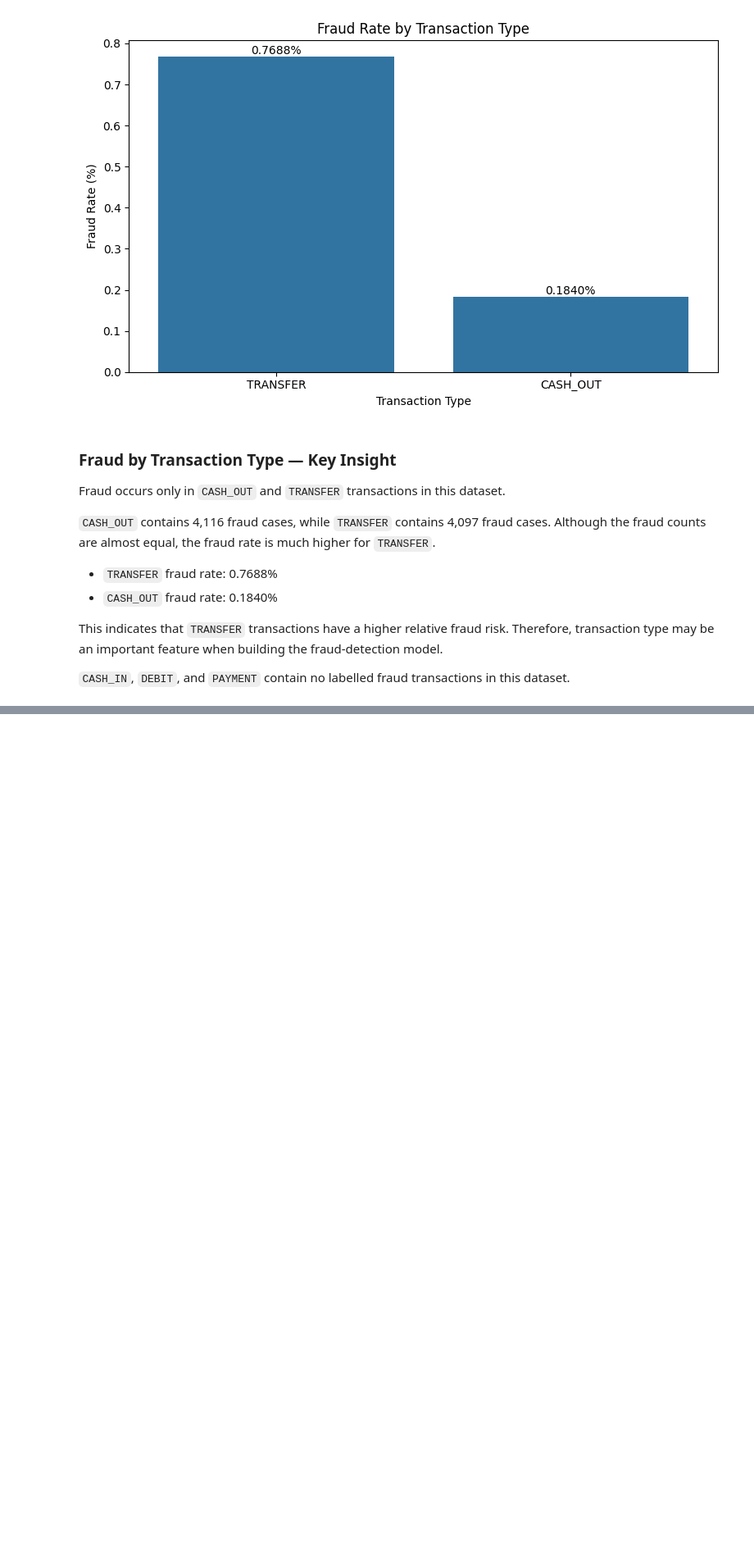
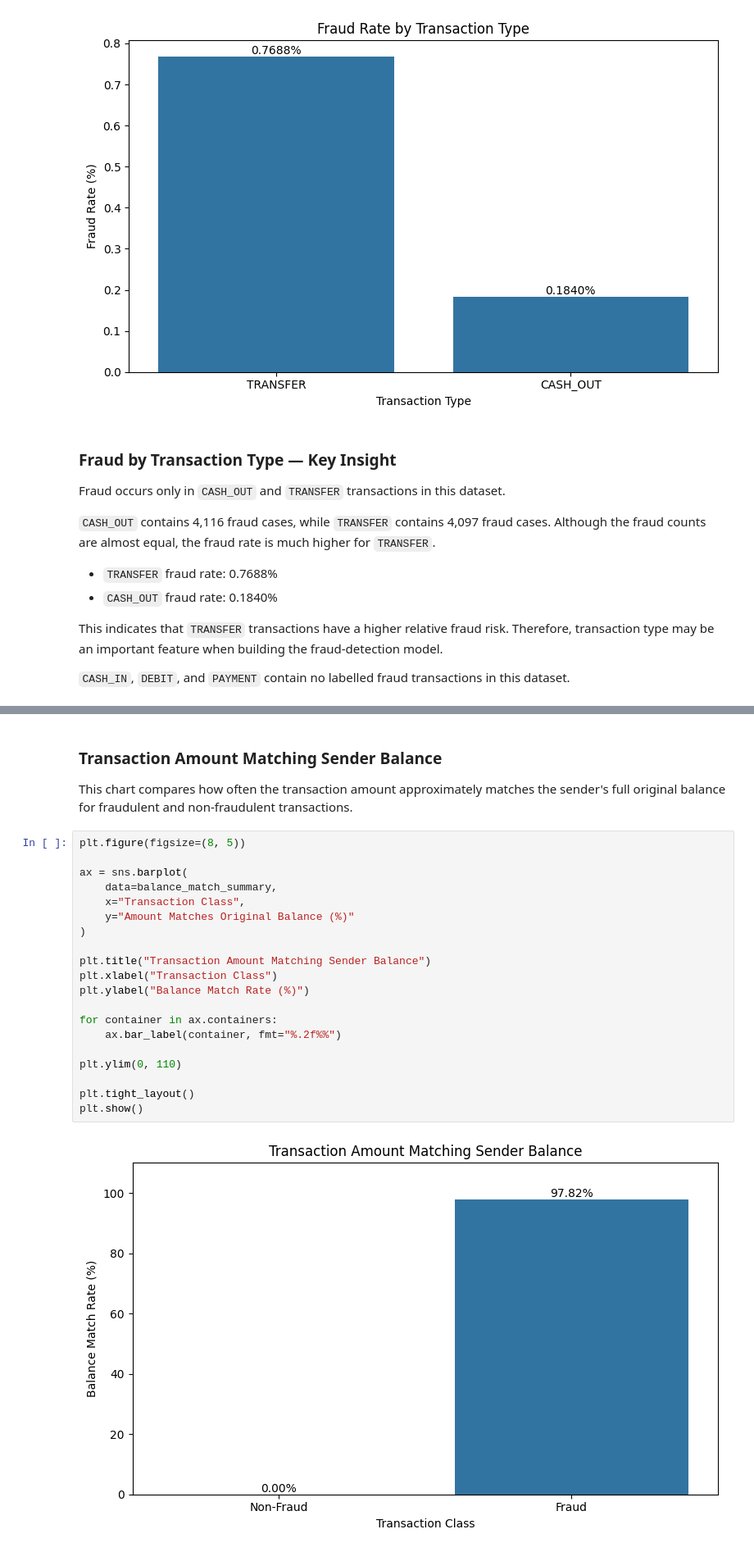
Before and after one commit to vedu13/paysim-fraud-detection, a Jupyter notebook: notebooks/02_exploratory_data_analysis.ipynb, the cells around one changed output, grey strips where cells are left out. Shown at 82% size. Saved outputs shown, nothing was run; the diff lists cells and outputs as text; blank space fills up the shorter version.

```diff
--- a/notebooks/02_exploratory_data_analysis.ipynb
+++ b/notebooks/02_exploratory_data_analysis.ipynb
@@ -175,0 +485,26 @@ This indicates that `TRANSFER` transactions have a higher relative fraud risk. T
+# %% [markdown]
+### Transaction Amount Matching Sender Balance
+
+This chart compares how often the transaction amount approximately matches the sender's full original balance for fraudulent and non-fraudulent transactions.
+# %%
+plt.figure(figsize=(8, 5))
+
+ax = sns.barplot(
+    data=balance_match_summary,
+    x="Transaction Class",
+    y="Amount Matches Original Balance (%)"
+)
+
+plt.title("Transaction Amount Matching Sender Balance")
+plt.xlabel("Transaction Class")
+plt.ylabel("Balance Match Rate (%)")
+
+for container in ax.containers:
+    ax.bar_label(container, fmt="%.2f%%")
+
+plt.ylim(0, 110)
+
+plt.tight_layout()
+plt.show()
+# %% [output]
+[figure, added]
```
Also changed, not shown: parts of 22 cells of this notebook.
